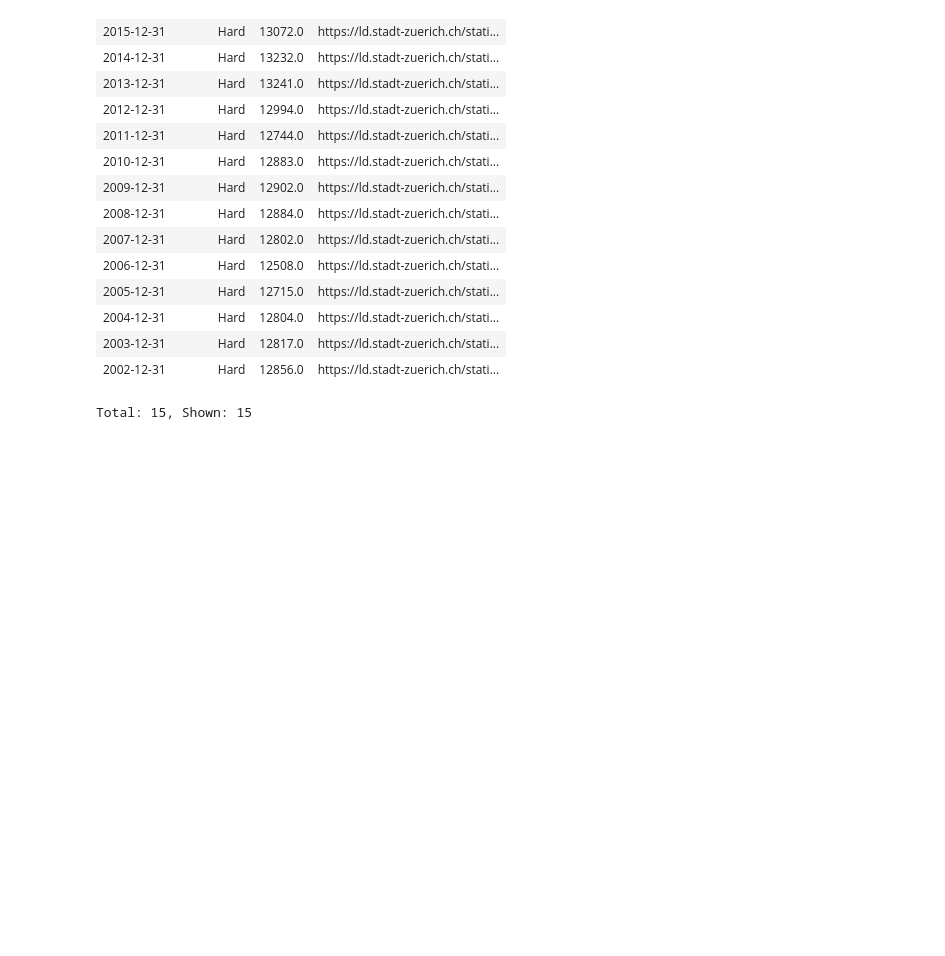
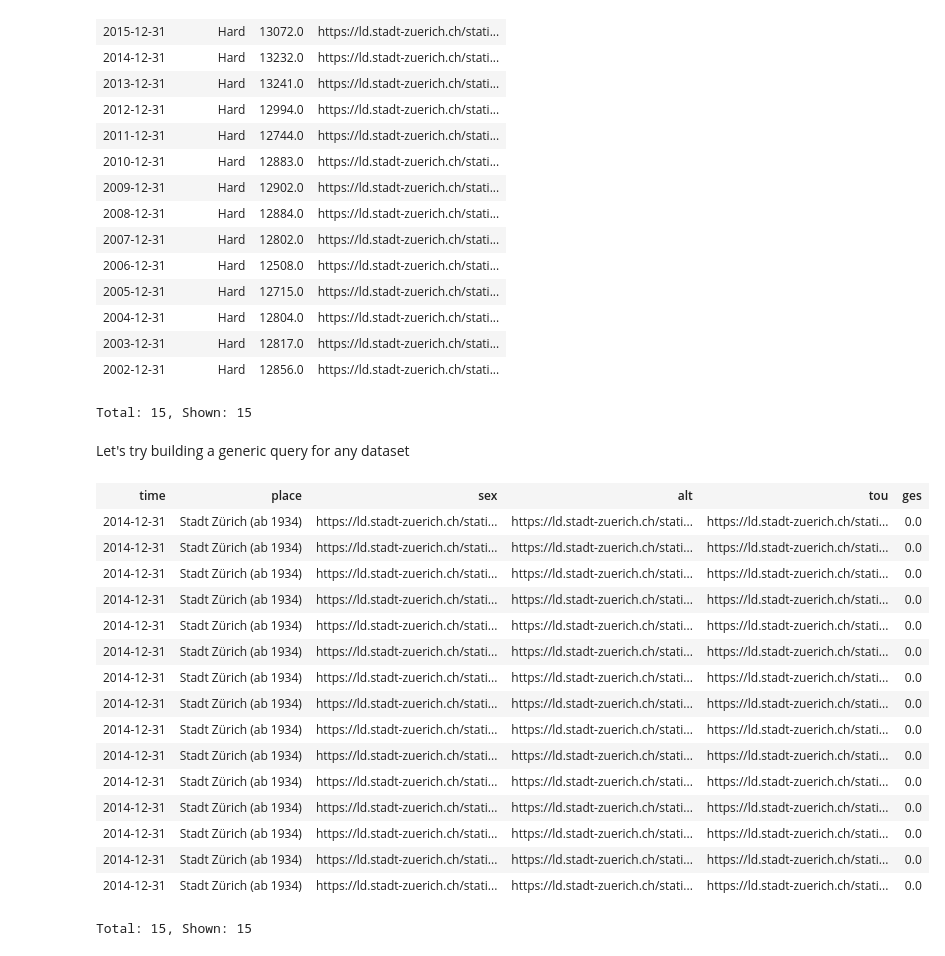
Before and after one commit to zazuko/notebooks, a Jupyter notebook: exploring_ssz_graph.ipynb, the cells around one changed output. Drawn from its saved outputs; the diff is of its cells as text; code cells hidden in the pictures; blank space fills up the shorter version.

```diff
--- a/exploring_ssz_graph.ipynb
+++ b/exploring_ssz_graph.ipynb
@@ -380,3 +515,57 @@ LIMIT 15
 | 2003-12-31 | Hard | 12817.0 | https://ld.stadt-zuerich.ch/stati... |
 | 2002-12-31 | Hard | 12856.0 | https://ld.stadt-zuerich.ch/stati... |
 Total: 15, Shown: 15
+# %% [markdown]
+Let's try building a generic query for any dataset
+# %%
+# Let's explore one dataset at a time
+
+# https://ld.stadt-zuerich.ch/statistics/GES-ALT-SEX-TOU
+PREFIX schema: <http://schema.org/>
+PREFIX cube: <https://cube.link/>
+PREFIX ssz: <https://ld.stadt-zuerich.ch/statistics/property/>
+
+SELECT ?time ?place ?sex ?alt ?tou ?ges
+
+
+FROM <https://lindas.admin.ch/stadtzuerich/stat>
+WHERE {
+  <https://ld.stadt-zuerich.ch/statistics/GES-ALT-SEX-TOU> a cube:Cube;
+             cube:observationSet/cube:observation ?observation.
+
+        ?observation ?p ?measure ;
+                 ssz:RAUM ?raum ;
+                 ssz:TIME ?time ;
+                 <https://ld.stadt-zuerich.ch/statistics/measure/GES> ?ges ;
+                 ssz:SEX ?sex ;
+                 ssz:TOU ?tou ;
+                 ssz:ALT ?alt .
+
+    ?raum schema:name ?place .
+
+    # ISSUE:
+    # ?sex schema:name ?gender .
+
+    #FILTER(regex(str(?p), "https://ld.stadt-zuerich.ch/statistics/measure/"))
+    #FILTER(?p NOT IN (<http://www.w3.org/1999/02/22-rdf-syntax-ns#type>, <http://www.w3.org/2004/02/skos/core#notation>, <https://ld.stadt-zuerich.ch/statistics/attribute/KORREKTUR>, <https://cube.link/observedBy>))
+
+}
+LIMIT 15
+# %% [output]
+| time | place | sex | alt | tou | ges |
+| 2014-12-31 | Stadt Zürich (ab 1934) | https://ld.stadt-zuerich.ch/stati... | https://ld.stadt-zuerich.ch/stati... | https://ld.stadt-zuerich.ch/stati... | 0.0 |
+| 2014-12-31 | Stadt Zürich (ab 1934) | https://ld.stadt-zuerich.ch/stati... | https://ld.stadt-zuerich.ch/stati... | https://ld.stadt-zuerich.ch/stati... | 0.0 |
+| 2014-12-31 | Stadt Zürich (ab 1934) | https://ld.stadt-zuerich.ch/stati... | https://ld.stadt-zuerich.ch/stati... | https://ld.stadt-zuerich.ch/stati... | 0.0 |
+| 2014-12-31 | Stadt Zürich (ab 1934) | https://ld.stadt-zuerich.ch/stati... | https://ld.stadt-zuerich.ch/stati... | https://ld.stadt-zuerich.ch/stati... | 0.0 |
+| 2014-12-31 | Stadt Zürich (ab 1934) | https://ld.stadt-zuerich.ch/stati... | https://ld.stadt-zuerich.ch/stati... | https://ld.stadt-zuerich.ch/stati... | 0.0 |
+| 2014-12-31 | Stadt Zürich (ab 1934) | https://ld.stadt-zuerich.ch/stati... | https://ld.stadt-zuerich.ch/stati... | https://ld.stadt-zuerich.ch/stati... | 0.0 |
+| 2014-12-31 | Stadt Zürich (ab 1934) | https://ld.stadt-zuerich.ch/stati... | https://ld.stadt-zuerich.ch/stati... | https://ld.stadt-zuerich.ch/stati... | 0.0 |
+| 2014-12-31 | Stadt Zürich (ab 1934) | https://ld.stadt-zuerich.ch/stati... | https://ld.stadt-zuerich.ch/stati... | https://ld.stadt-zuerich.ch/stati... | 0.0 |
+| 2014-12-31 | Stadt Zürich (ab 1934) | https://ld.stadt-zuerich.ch/stati... | https://ld.stadt-zuerich.ch/stati... | https://ld.stadt-zuerich.ch/stati... | 0.0 |
+| 2014-12-31 | Stadt Zürich (ab 1934) | https://ld.stadt-zuerich.ch/stati... | https://ld.stadt-zuerich.ch/stati... | https://ld.stadt-zuerich.ch/stati... | 0.0 |
+| 2014-12-31 | Stadt Zürich (ab 1934) | https://ld.stadt-zuerich.ch/stati... | https://ld.stadt-zuerich.ch/stati... | https://ld.stadt-zuerich.ch/stati... | 0.0 |
+| 2014-12-31 | Stadt Zürich (ab 1934) | https://ld.stadt-zuerich.ch/stati... | https://ld.stadt-zuerich.ch/stati... | https://ld.stadt-zuerich.ch/stati... | 0.0 |
+| 2014-12-31 | Stadt Zürich (ab 1934) | https://ld.stadt-zuerich.ch/stati... | https://ld.stadt-zuerich.ch/stati... | https://ld.stadt-zuerich.ch/stati... | 0.0 |
+| 2014-12-31 | Stadt Zürich (ab 1934) | https://ld.stadt-zuerich.ch/stati... | https://ld.stadt-zuerich.ch/stati... | https://ld.stadt-zuerich.ch/stati... | 0.0 |
+| 2014-12-31 | Stadt Zürich (ab 1934) | https://ld.stadt-zuerich.ch/stati... | https://ld.stadt-zuerich.ch/stati... | https://ld.stadt-zuerich.ch/stati... | 0.0 |
+Total: 15, Shown: 15
```
Also changed, not shown: parts of 5 cells of this notebook.
